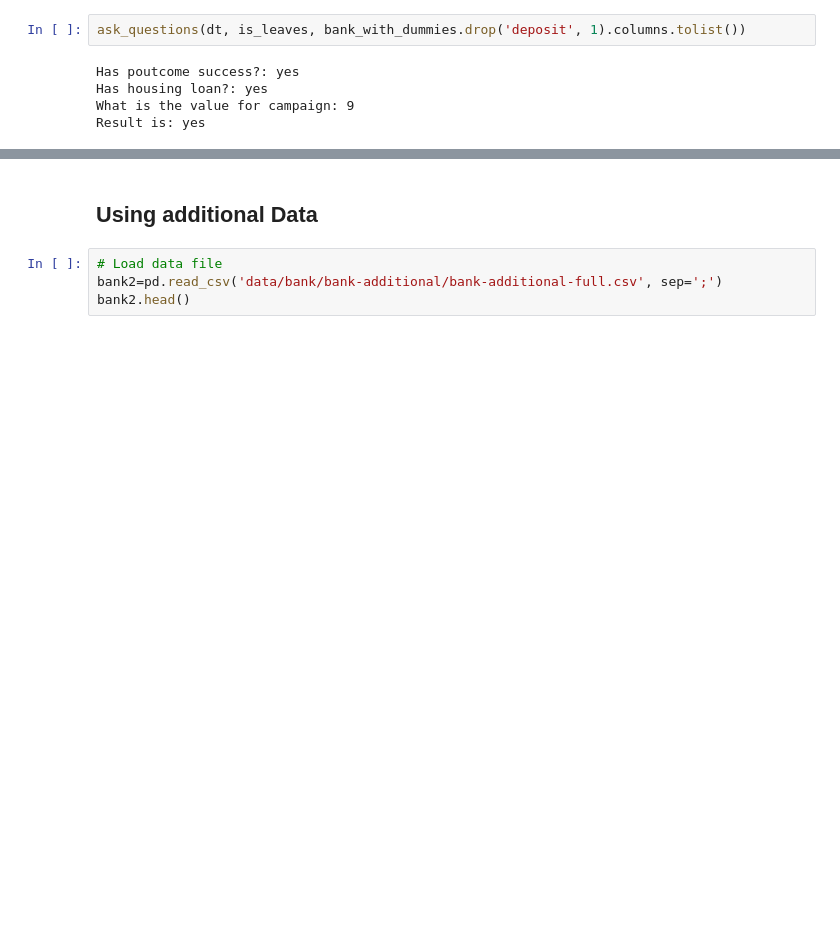
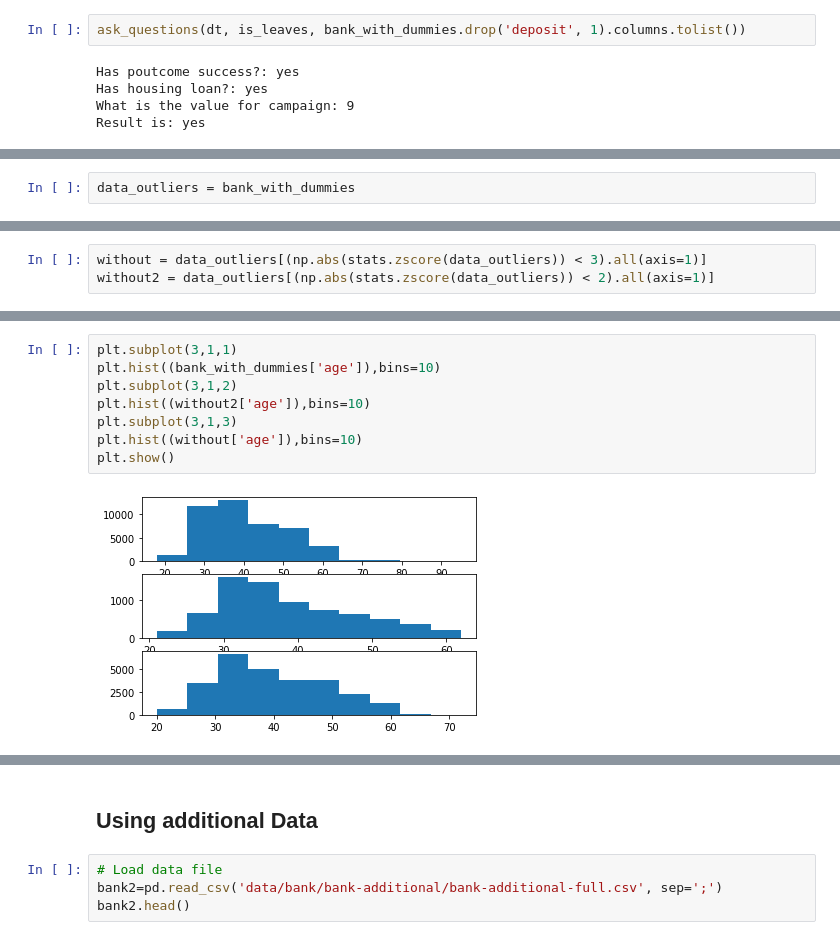
Before and after one commit to sbernal93/idss-project, a Jupyter notebook: bank.ipynb, the cells around one changed output, grey strips where cells are left out. Saved outputs shown, nothing was run; the diff lists cells and outputs as text; blank space fills up the shorter version.

Commit message:
Adds outliers

```diff
--- a/bank.ipynb
+++ b/bank.ipynb
@@ -310,0 +328,2 @@ Result is: yes
+# %%
+data_outliers = bank_with_dummies
@@ -310,0 +351,3 @@ Result is: yes
+# %%
+without = data_outliers[(np.abs(stats.zscore(data_outliers)) < 3).all(axis=1)]
+without2 = data_outliers[(np.abs(stats.zscore(data_outliers)) < 2).all(axis=1)]
@@ -310,0 +367,10 @@ Result is: yes
+# %%
+plt.subplot(3,1,1)
+plt.hist((bank_with_dummies['age']),bins=10)
+plt.subplot(3,1,2)
+plt.hist((without2['age']),bins=10)
+plt.subplot(3,1,3)
+plt.hist((without['age']),bins=10)
+plt.show()
+# %% [output]
+[figure, added]
```
Also changed, not shown: parts of 16 cells of this notebook, 2 other files.
